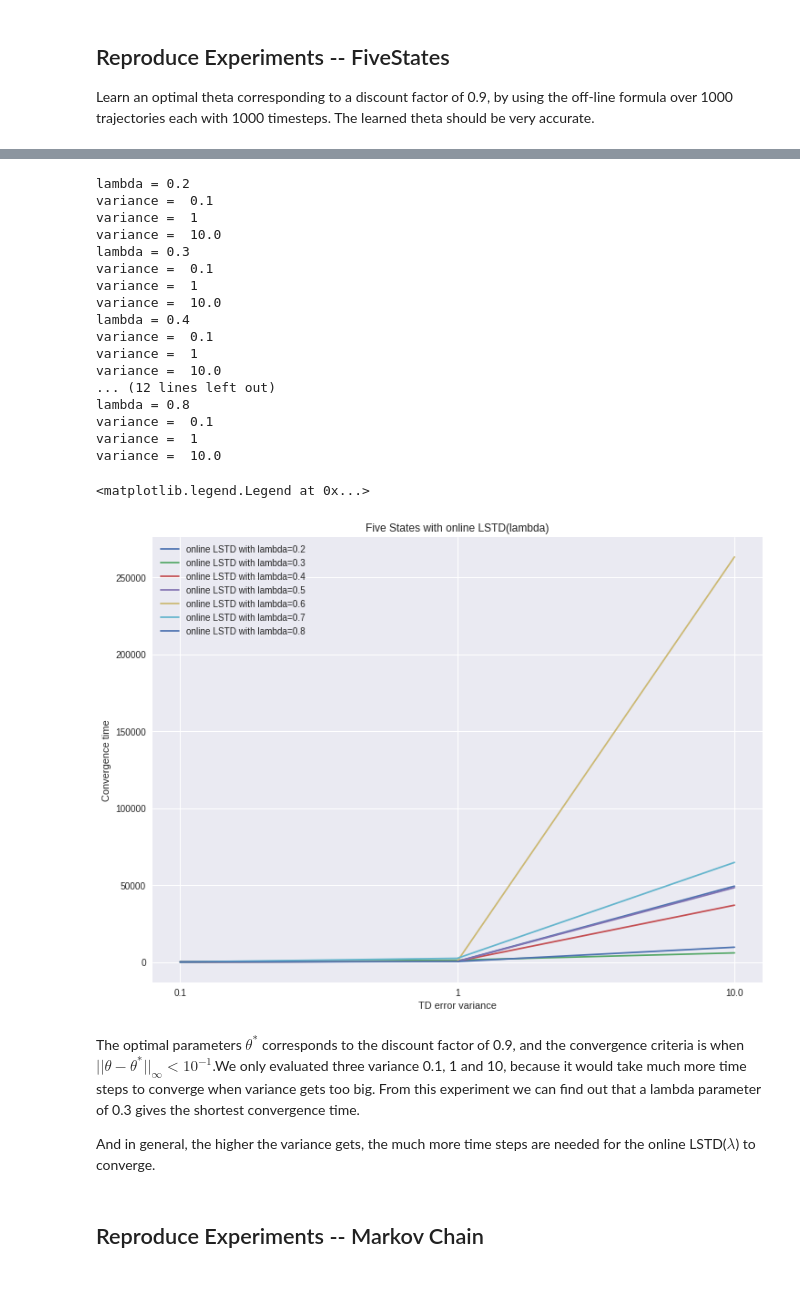
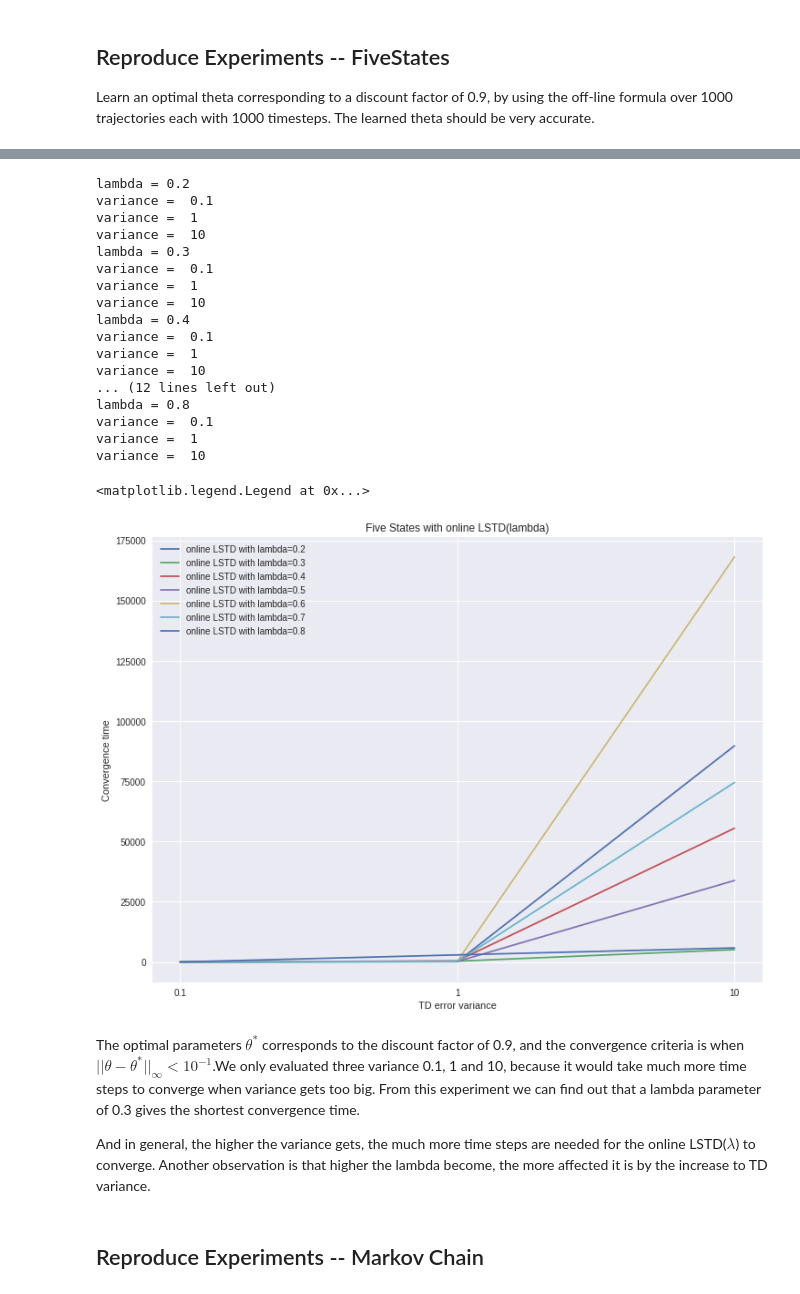
Before and after one commit to HarveyYan/COMP767, a Jupyter notebook: a4 function approximator/COMP767_Assignment4_LSTD(lambda).ipynb, the cells around one changed output, grey strips where cells are left out. Saved outputs shown, nothing was run; the diff lists cells and outputs as text; code cells hidden in the pictures.

```diff
--- a/a4 function approximator/COMP767_Assignment4_LSTD(lambda).ipynb
+++ b/a4 function approximator/COMP767_Assignment4_LSTD(lambda).ipynb
@@ -318,7 +322,10 @@ for i, lambd in enumerate(lambd_choice):
   print('lambda =',lambd)
   times = []
   for e in epsilon:
-    time = LSTD_lambda_converge(FiveStates(), optimal_theta, epsilon=e, lambd=lambd)
+    time = 0
+    for _ in range(20):
+      time += LSTD_lambda_converge(FiveStates(), optimal_theta, epsilon=e, lambd=lambd)
+    time /= 20
     times.append(time)
   plt.plot(times, label='online LSTD with lambda={}'.format(lambd))
 plt.xticks(np.arange(len(epsilon)),epsilon)
@@ -335,6 +342,6 @@ The objective of this run is to find an appropriate epsilon to initialize the $\
 # %%
 
-def LSTD_lambda_converge(env, true_theta, lambd=0.4, epsilon=0.2, discount = 0.9, iterations=100000, timesteps=1000):
+def LSTD_lambda_converge(env, true_theta, lambd=0.4, epsilon=0.25, discount = 0.9, iterations=100000, timesteps=1000):
     '''
     Stop only when theta converges to the true theta
     :param env: FiveStates or Markov Chain
@@ -368,46 +375,46 @@ def LSTD_lambda_converge(env, true_theta, lambd=0.4, epsilon=0.2, discount = 0.9
                 break
 
 feature_dim = 5
-TD_error_variance = [1e-1, 1, 1e1]
+TD_error_variance = [0.1, 1, 10]
 lambd_choice = [0.2, 0.3, 0.4, 0.5, 0.6, 0.7, 0.8]
 plt.figure(figsize=(12,9))
 plt.title('Five States with online LSTD(lambda)')
 plt.xlabel('TD error variance')
 plt.ylabel('Convergence time')
 for i, lambd in enumerate(lambd_choice):
   print('lambda =',lambd)
   times = []
   for variance in TD_error_variance:
     print('variance = ',variance)
     time = LSTD_lambda_converge(FiveStates(variance), variance*optimal_theta, lambd=lambd)
     times.append(time)
   plt.plot(times, label='online LSTD with lambda={}'.format(lambd))
 plt.xticks(np.arange(len(TD_error_variance)),TD_error_variance)
 plt.legend()
 # %% [output]
 lambda = 0.2
 variance =  0.1
 variance =  1
-variance =  10.0
+variance =  10
 lambda = 0.3
 variance =  0.1
 variance =  1
-variance =  10.0
+variance =  10
 lambda = 0.4
 variance =  0.1
 variance =  1
-variance =  10.0
+variance =  10
 ... (12 lines left out)
 lambda = 0.8
 variance =  0.1
 variance =  1
-variance =  10.0
+variance =  10
 <matplotlib.legend.Legend at 0x...>
-[figure, old version]
+[figure, new version]
 # %% [markdown]
 The optimal parameters $\theta^*$ corresponds to the discount factor of 0.9, and the convergence criteria is when $||\theta - \theta^*||_{\infty}<10^{-1}$.We only evaluated three variance 0.1, 1 and 10, because it would take much more time steps to converge when variance gets too big. From this experiment we can find out that a lambda parameter of 0.3 gives the shortest convergence time.
 
-And in general, the higher the variance gets, the much more time steps are needed for the online LSTD($\lambda$) to converge.
+And in general, the higher the variance gets, the much more time steps are needed for the online LSTD($\lambda$) to converge. Another observation is that higher the lambda become, the more affected it is by the increase to TD variance.
 # %% [markdown]
 ## Reproduce Experiments -- Markov Chain
 # %%
```
Also changed, not shown: parts of 7 cells of this notebook, 2 other files.
